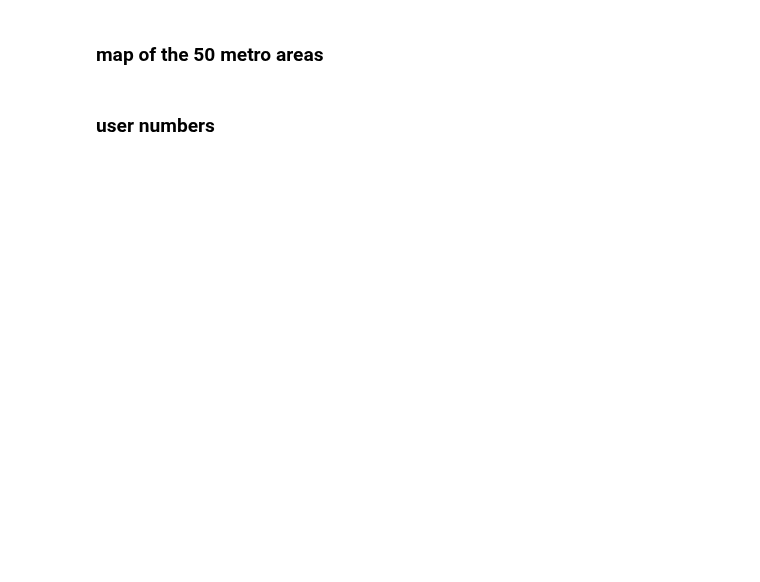
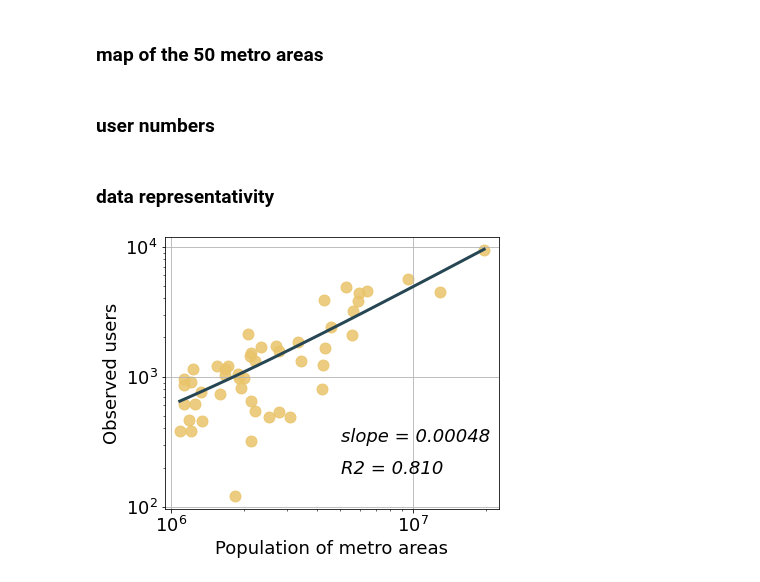
Before and after one commit to sandorjuhasz/ties-around-home, a Jupyter notebook: scripts/additional_figures.ipynb, the cells around one changed output. Saved outputs shown, nothing was run; the diff lists cells and outputs as text; code cells hidden in the pictures; blank space fills up the shorter version.

Commit message:
additional_figures --update

```diff
--- a/scripts/additional_figures.ipynb
+++ b/scripts/additional_figures.ipynb
@@ -114,3 +114,5 @@ ax[1].set_ylabel("Observed users", size=22)
 
 plt.show()
 # plt.savefig('../fig/map_users_top50.png', dpi=300, bbox_inches='tight')
+# %% [markdown]
+### data representativity
@@ -116,0 +140,51 @@ plt.show()
+# %%
+# add observed users to metrodata
+metrodata = pd.read_csv('../data/original_files/cbsa-est2018-alldata.csv', encoding = "ISO-8859-1")
+metrodata = metrodata.drop_duplicates(subset=["CBSA"])
+
+# keep relevant cbsacodes ONLY - sort by 2010 population
+metrodata = metrodata.set_index("CBSA").loc[user_df["cbsacode"].unique()].reset_index().sort_values(by="CENSUS2010POP",ascending=False)
+metrodata = metrodata.reset_index().reset_index()[["level_0","CBSA","NAME","CENSUS2010POP"]]
+metrodata.rename({"level_0":"rank","CBSA":"cbsacode","NAME":"name","CENSUS2010POP":"population"},axis=1,inplace=True)
+
+# create short name for CBSAs
+metrodata["short_name"] = metrodata["name"].map(lambda s: s.split("-")[0].split(",")[0])
+
+metrodata.loc[metrodata.short_name == "Louisville/Jefferson County", "short_name"] = "Louisville"
+
+metrodata.set_index("cbsacode",inplace=True)
+metrodata = metrodata.reset_index()
+
+# user counts
+metrodata = pd.merge(metrodata, user_df, on="cbsacode", how="left")
+# %%
+# SCATTER
+plt.rcParams['font.size']=18
+fig, ax = plt.subplots(figsize = (6,5))
+
+from sklearn.linear_model import LinearRegression
+from sklearn.metrics import r2_score
+
+X = (metrodata["population"]).values.reshape(-1, 1)
+Y = (metrodata["nr_users"]).values.reshape(-1, 1)
+linear_regressor = LinearRegression()  # create object for the class
+linear_regressor.fit(X, Y)  # perform linear regression
+Y_pred = linear_regressor.predict(X)  # make predictions
+
+plt.scatter(metrodata.population, metrodata.nr_users, s=120, color='#e9c46a', alpha=0.85)
+plt.plot(X, Y_pred, color='#264653', linewidth=3)
+plt.xlabel("Population of metro areas")
+plt.ylabel("Observed users")
+plt.loglog()
+#plt.xlim([10**5.95, 10**7.3])
+#plt.ylim([10**2.95, 10**4.5])
+
+#slope = str("slope = " + linear_regressor.coef_)
+plt.text(10**6.7, 10**2.5, ("slope = " + str(linear_regressor.coef_[0][0])[:7]), style='italic')
+plt.text(10**6.7, 10**2.25, ("R2 = " + str(r2_score(Y, Y_pred))[:5]), style='italic')
+
+plt.grid()
+plt.show()
+#plt.savefig('../fig/revision_SI_population_users.png',density=300,bbox_inches='tight')
+# %% [output]
+[figure, added]
```
Also changed, not shown: parts of 2 cells of this notebook.
